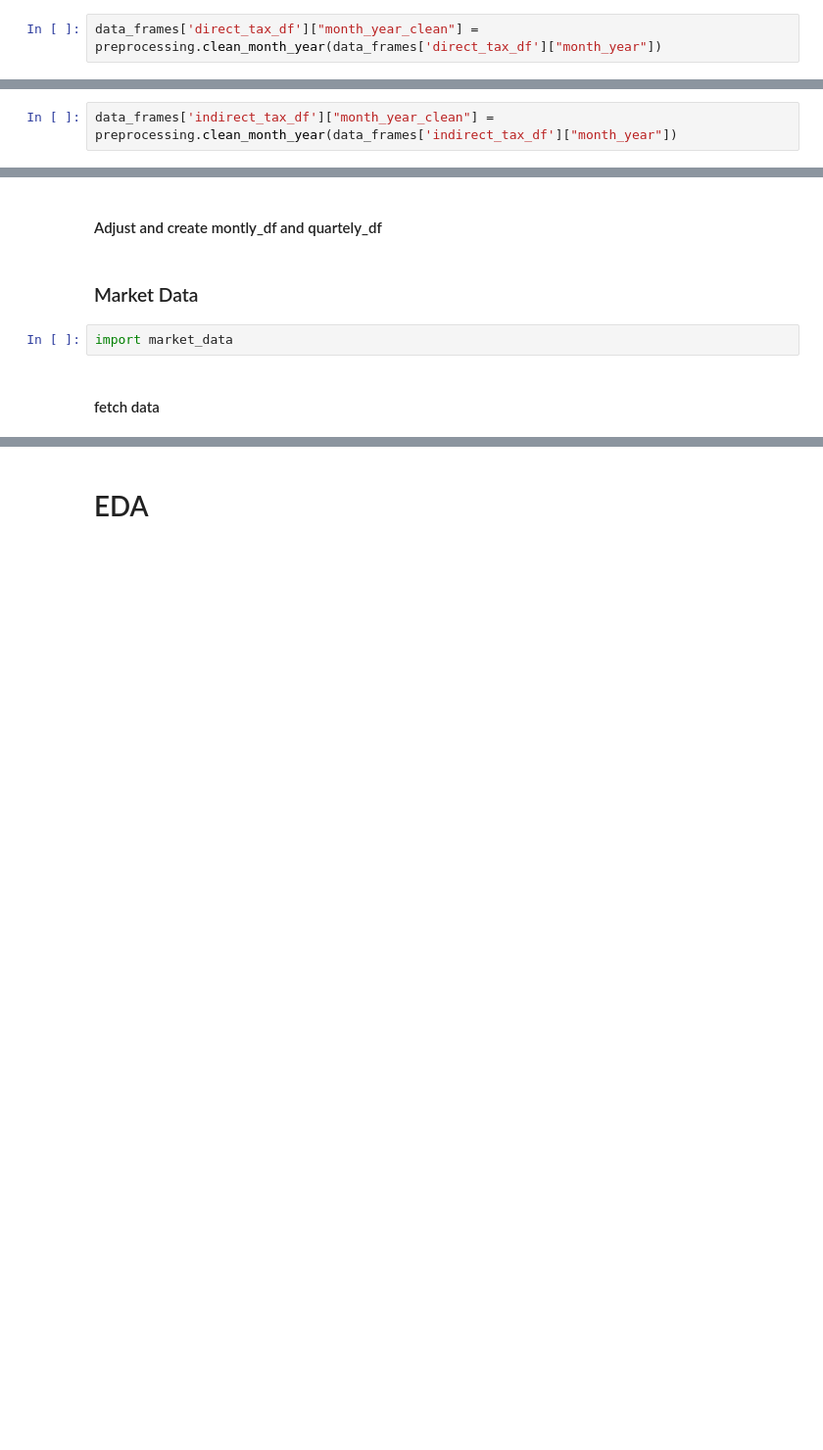
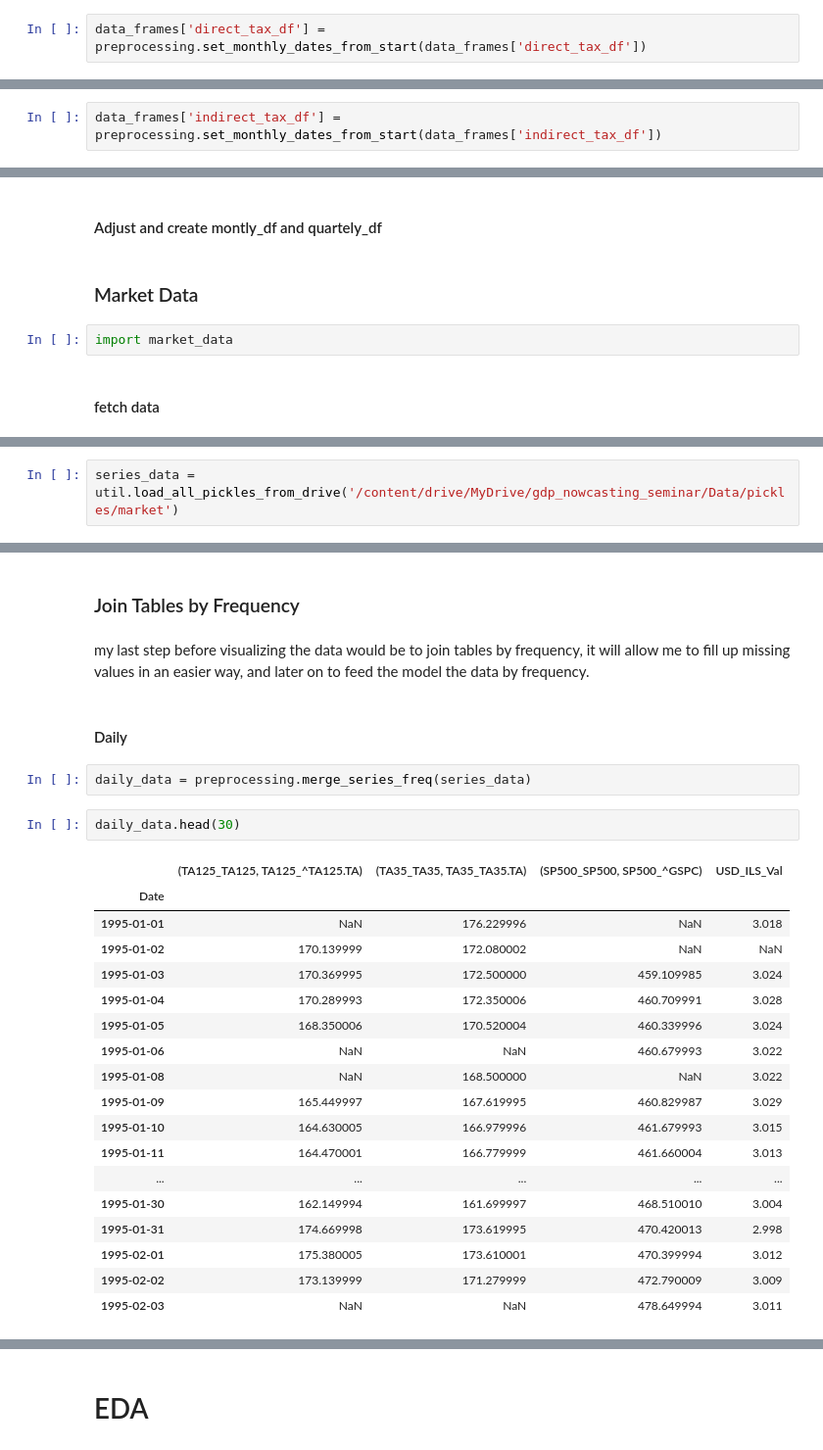
Before and after one commit to EladBenjo/gdp_nowcasting_seminar, a Jupyter notebook: Notebooks/gdp_nowcasting.ipynb, the cells around one changed output, grey strips where cells are left out. Shown at 98% size. Cells and saved outputs as stored; diff of their text form; blank space fills up the shorter version.

```diff
--- a/Notebooks/gdp_nowcasting.ipynb
+++ b/Notebooks/gdp_nowcasting.ipynb
@@ -147,5 +153,5 @@ Name: month_year, Length: 352, dtype: object
 # %% [markdown]
 Currently it's in a textual kind of type to describe the time, I will update it to be a mm/dd/yyyy format and convert it to pandas datetime
 # %%
-data_frames['direct_tax_df']["month_year_clean"] = preprocessing.clean_month_year(data_frames['direct_tax_df']["month_year"])
+data_frames['direct_tax_df'] = preprocessing.set_monthly_dates_from_start(data_frames['direct_tax_df'])
 # %%
@@ -166,3 +168,3 @@ Name: month_year_clean, Length: 352, dtype: datetime64[ns]
 # %%
-data_frames['indirect_tax_df']["month_year_clean"] = preprocessing.clean_month_year(data_frames['indirect_tax_df']["month_year"])
+data_frames['indirect_tax_df'] = preprocessing.set_monthly_dates_from_start(data_frames['indirect_tax_df'])
 # %%
@@ -681,0 +737,2 @@ series_data = market_data.fetch_series(tickers, start='1995-01-01')
+# %%
+series_data = util.load_all_pickles_from_drive('/content/drive/MyDrive/gdp_nowcasting_seminar/Data/pickles/market')
@@ -681,0 +856,29 @@ series_data = market_data.fetch_series(tickers, start='1995-01-01')
+# %% [markdown]
+### Join Tables by Frequency
+# %% [markdown]
+my last step before visualizing the data would be to join tables by frequency, it will allow me to fill up missing values in an easier way, and later on to feed the model the data by frequency.
+# %% [markdown]
+#### Daily
+# %%
+daily_data = preprocessing.merge_series_freq(series_data)
+# %%
+daily_data.head(30)
+# %% [output]
+|  | (TA125_TA125, TA125_^TA125.TA) | (TA35_TA35, TA35_TA35.TA) | (SP500_SP500, SP500_^GSPC) | USD_ILS_Val |
+| Date |  |  |  |  |
+| 1995-01-01 | NaN | 176.229996 | NaN | 3.018 |
+| 1995-01-02 | 170.139999 | 172.080002 | NaN | NaN |
+| 1995-01-03 | 170.369995 | 172.500000 | 459.109985 | 3.024 |
+| 1995-01-04 | 170.289993 | 172.350006 | 460.709991 | 3.028 |
+| 1995-01-05 | 168.350006 | 170.520004 | 460.339996 | 3.024 |
+| 1995-01-06 | NaN | NaN | 460.679993 | 3.022 |
+| 1995-01-08 | NaN | 168.500000 | NaN | 3.022 |
+| 1995-01-09 | 165.449997 | 167.619995 | 460.829987 | 3.029 |
+| 1995-01-10 | 164.630005 | 166.979996 | 461.679993 | 3.015 |
+| 1995-01-11 | 164.470001 | 166.779999 | 461.660004 | 3.013 |
+| ... | ... | ... | ... | ... |
+| 1995-01-30 | 162.149994 | 161.699997 | 468.510010 | 3.004 |
+| 1995-01-31 | 174.669998 | 173.619995 | 470.420013 | 2.998 |
+| 1995-02-01 | 175.380005 | 173.610001 | 470.399994 | 3.012 |
+| 1995-02-02 | 173.139999 | 171.279999 | 472.790009 | 3.009 |
+| 1995-02-03 | NaN | NaN | 478.649994 | 3.011 |
```
Also changed, not shown: parts of 77 cells of this notebook, 4 other files.
